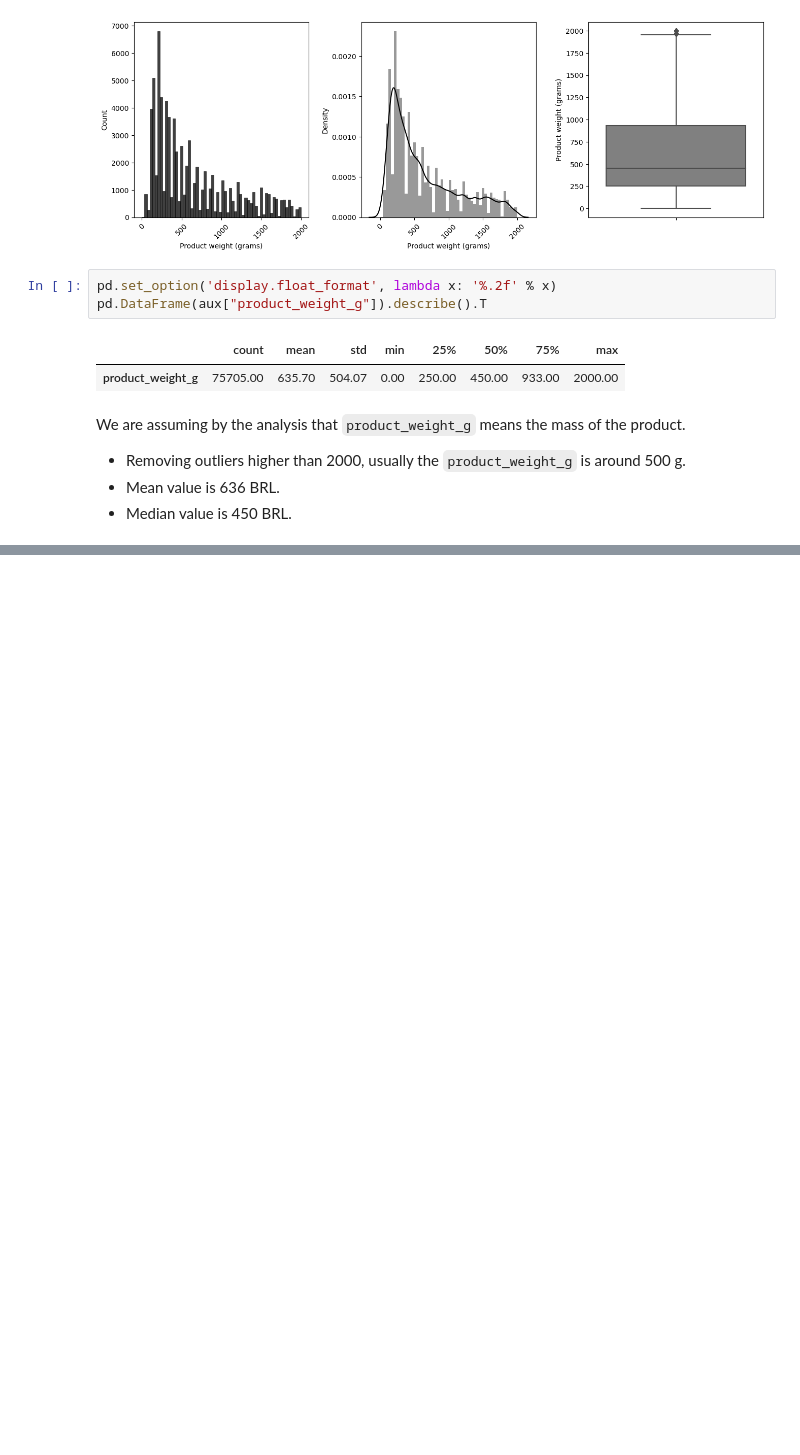
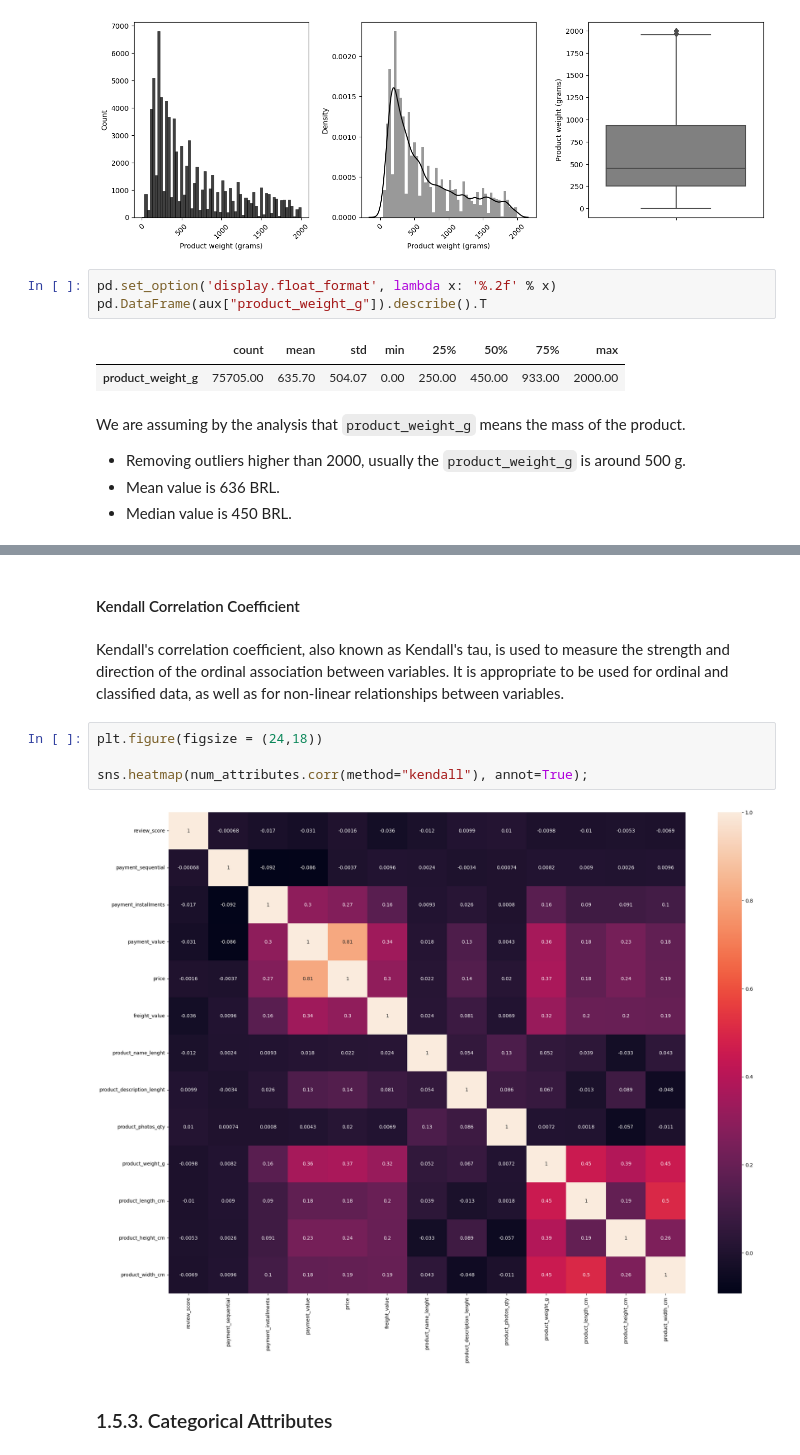
Before and after one commit to lucasquemelli/customer_satisfaction_prediction, a Jupyter notebook: customer_satisfaction_prediction.ipynb, the cells around one changed output, grey strips where cells are left out. Drawn from its saved outputs; the diff is of its cells as text; blank space fills up the shorter version.

```diff
--- a/customer_satisfaction_prediction.ipynb
+++ b/customer_satisfaction_prediction.ipynb
@@ -904,0 +932,12 @@ We are assuming by the analysis that `product_weight_g` means the mass of the pr
+# %% [markdown]
+#### Kendall Correlation Coefficient
+# %% [markdown]
+Kendall's correlation coefficient, also known as Kendall's tau, is used to measure the strength and direction of the ordinal association between variables. It is appropriate to be used for ordinal and classified data, as well as for non-linear relationships between variables.
+# %%
+plt.figure(figsize = (24,18))
+
+sns.heatmap(num_attributes.corr(method="kendall"), annot=True);
+# %% [output]
+[figure, added]
+# %% [markdown]
+### 1.5.3. Categorical Attributes
```
Also changed, not shown: parts of 9 cells of this notebook.
